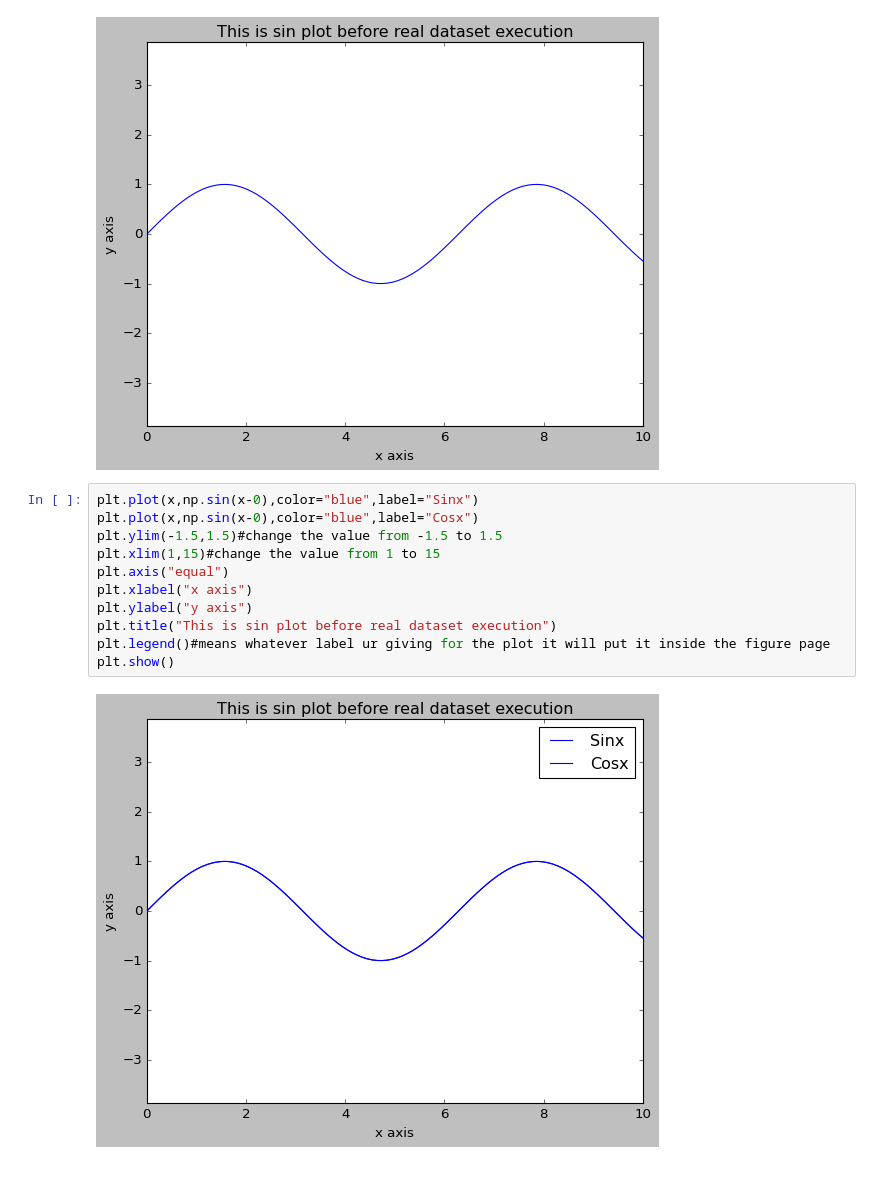
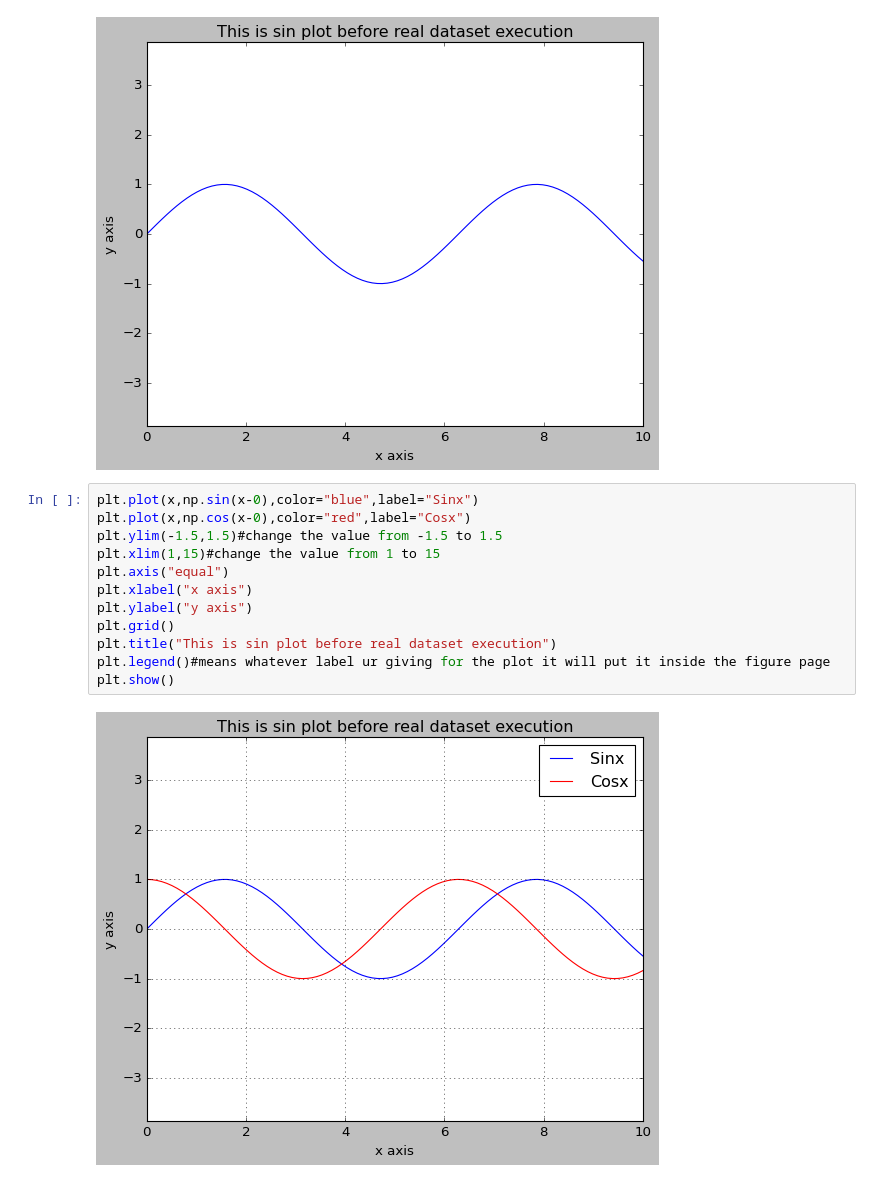
Before and after one commit to omkarpattnaik8080/Matplotlib01, a Jupyter notebook: MatplotlibComplete.ipynb, the cells around one changed output. Drawn from its saved outputs; the diff is of its cells as text.

```diff
--- a/MatplotlibComplete.ipynb
+++ b/MatplotlibComplete.ipynb
@@ -203,14 +203,15 @@ plt.show()
 [figure]
 # %%
 plt.plot(x,np.sin(x-0),color="blue",label="Sinx")
-plt.plot(x,np.sin(x-0),color="blue",label="Cosx")
+plt.plot(x,np.cos(x-0),color="red",label="Cosx")
 plt.ylim(-1.5,1.5)#change the value from -1.5 to 1.5
 plt.xlim(1,15)#change the value from 1 to 15
 plt.axis("equal")
 plt.xlabel("x axis")
 plt.ylabel("y axis")
+plt.grid()
 plt.title("This is sin plot before real dataset execution")
 plt.legend()#means whatever label ur giving for the plot it will put it inside the figure page
 plt.show()
 # %% [output]
-[figure, old version]
+[figure, new version]
```
